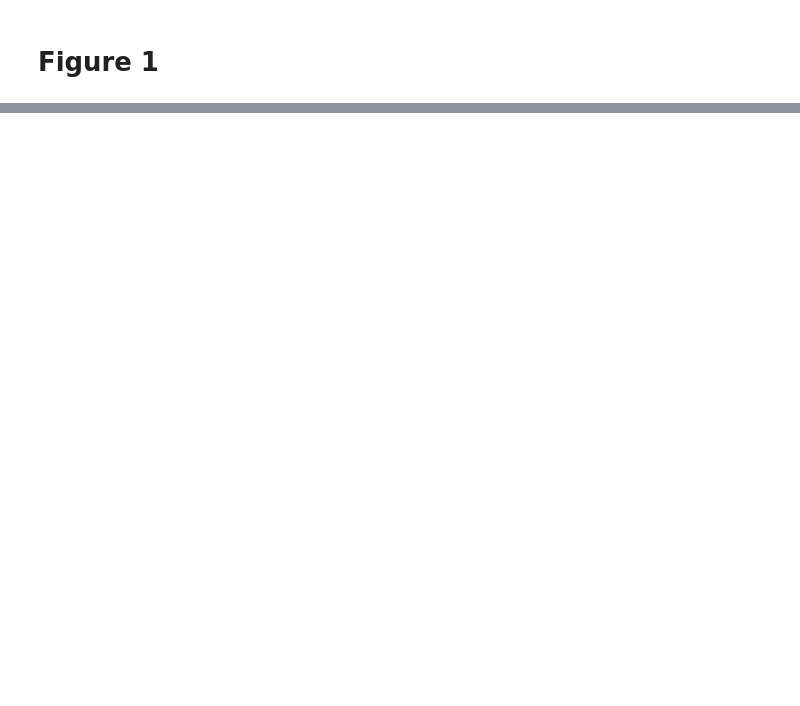
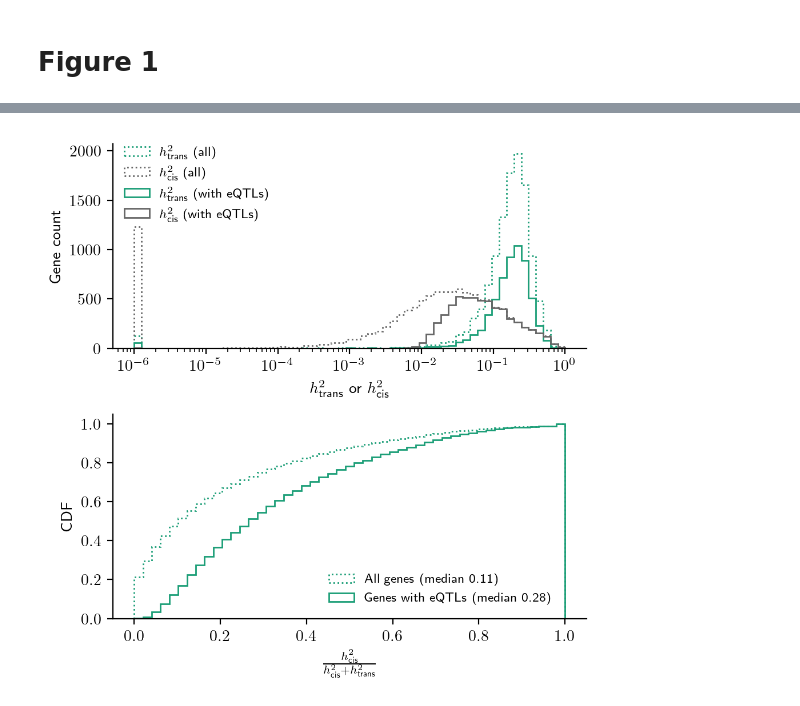
Before and after one commit to maguirre1/qtl-structure, a Jupyter notebook: figures/Fig1_Motivation.ipynb, the cells around one changed output, grey strips where cells are left out. Cells and saved outputs as stored; diff of their text form; code cells hidden in the pictures; blank space fills up the shorter version.

```diff
--- a/figures/Fig1_Motivation.ipynb
+++ b/figures/Fig1_Motivation.ipynb
@@ -271,0 +357,81 @@ sns.despine();
+# %%
+fig, axs = plt.subplots(2, 1, figsize=(5, 5), dpi=200)
+
+# heritability differences due to filtration
+ax = axs[0]
+
+h2[['GCTA_VG1ofVp','GCTA_VG2ofVp']].plot.hist(
+    histtype='step',
+    bins=np.geomspace(1e-6, 1e0, 60),
+    ax = ax,
+    linestyle='dotted',
+    cmap=plt.get_cmap('Dark2')
+);
+
+h2.loc[h2['cis_eqtl_SNP'].notnull(), ['GCTA_VG1ofVp','GCTA_VG2ofVp']].plot.hist(
+    histtype='step',
+    bins=np.geomspace(1e-6, 1e0, 60),
+    ax = ax,
+    cmap=plt.get_cmap('Dark2')
+);
+
+ax.set_xscale('log');
+ax.legend([
+    r'$h^2_{\text{trans}}$' + ' (all)',
+    r'$h^2_{\text{cis}}$' + ' (all)',
+    r'$h^2_{\text{trans}}$' + ' (with eQTLs)',
+    r'$h^2_{\text{cis}}$' + ' (with eQTLs)'
+],
+    fontsize=8,
+    frameon=0,
+    loc='upper left',
+    bbox_to_anchor=(0.0, 1.05)
+);
+
+ax.set_xlabel(r'$h^2_{\text{trans}} \text{ or  } h^2_{\text{cis}}$');
+ax.set_ylabel('Gene count');
+
+
+
+# CDF
+ax = axs[1]
+
+h2[['GCTA_Frac']].plot.hist(
+    bins=np.linspace(0, 1, 50),
+    histtype='step',
+    grid=0,
+    cumulative=True,
+    density=True,
+    cmap = plt.get_cmap('Dark2'),
+    linestyle = 'dotted',
+    ax=ax
+);
+
+h2.loc[h2['cis_eqtl_SNP'].notnull(), ['GCTA_Frac']].plot.hist(
+    bins=np.linspace(0, 1, 50),
+    histtype='step',
+    grid=0,
+    cumulative=True,
+    density=True,
+    cmap = plt.get_cmap('Dark2'),
+    ax=ax
+);
+
+ax.set_xlabel(r'$\frac{h^2_{\text{cis}}}{h^2_{\text{cis}} + h^2_{\text{trans}}}$');
+ax.set_ylabel('CDF');#'Density ({0} genes)'.format(h2.shape[0]));
+ax.set_title(None);
+ax.legend(
+    ['All genes (median {:.2f})'.format(h2['GCTA_Frac'].median()),
+     'Genes with eQTLs (median {:.2f})'.format(h2.loc[h2['cis_eqtl_SNP'].notnull(), 'GCTA_Frac'].median())
+    ],
+    fontsize=8,
+    frameon=0,
+    loc='lower right',
+    bbox_to_anchor = [0.95, 0.01]
+);
+
+sns.despine();
+fig.tight_layout();
+plt.savefig('png/supplement/Fig_S1A.png', bbox_inches='tight');
+# %% [output]
+[figure, added]
```
Also changed, not shown: parts of 16 cells of this notebook, 16 other files.
